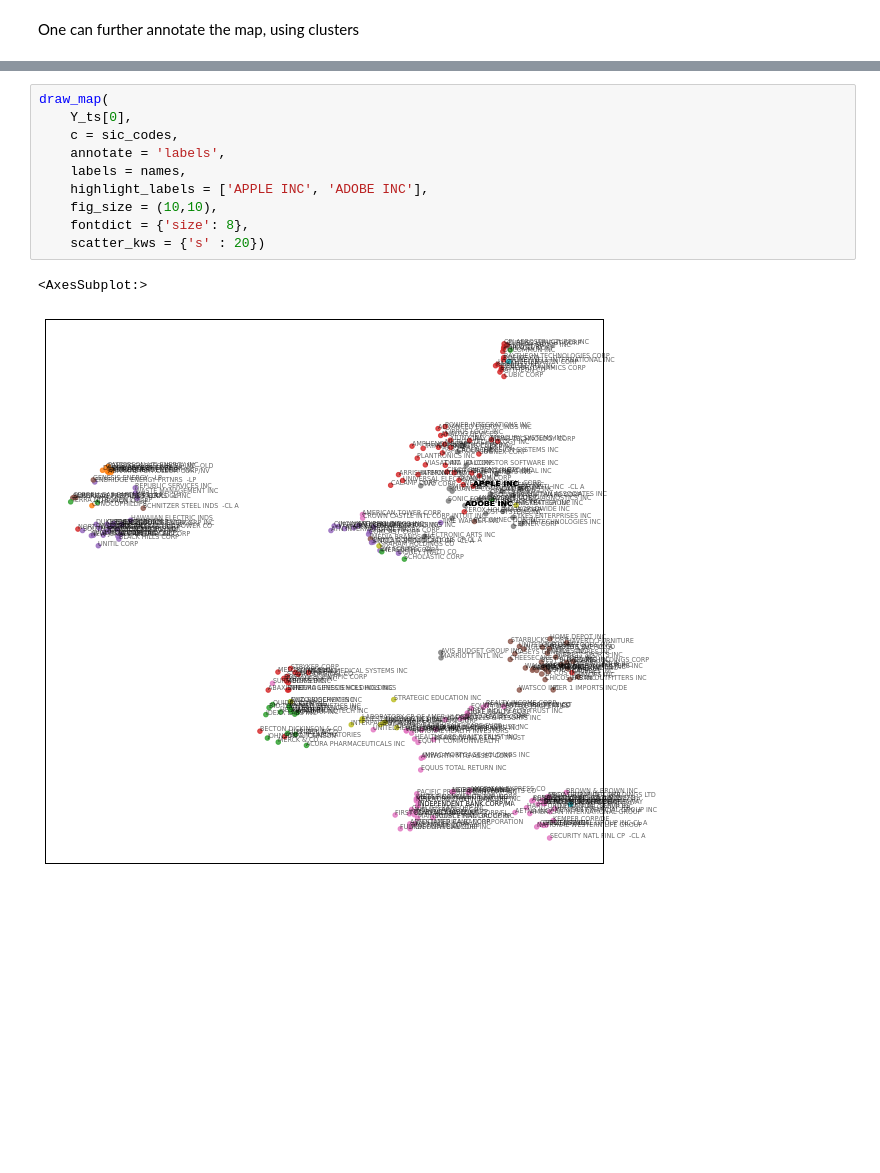
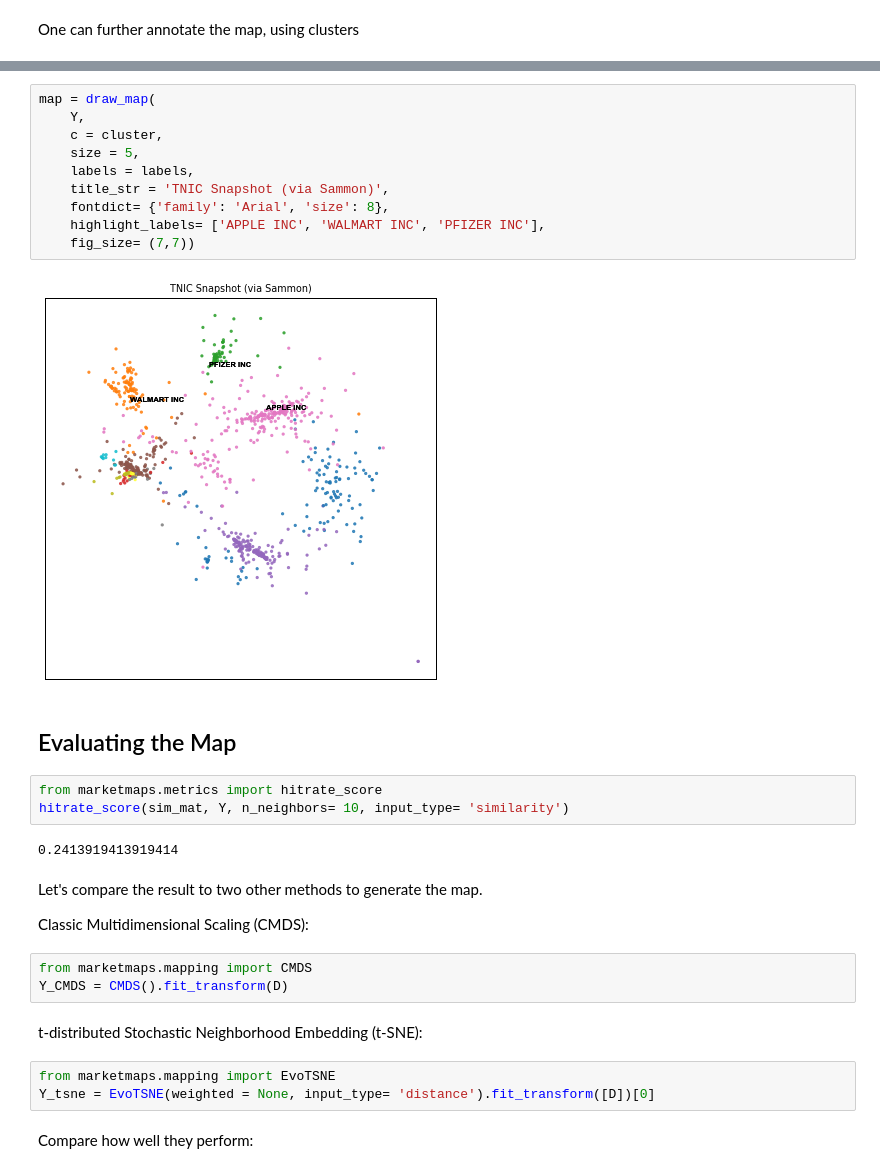
Before and after one commit to mpmatthe/evomap, a Jupyter notebook: docs/static mapping.ipynb, the cells around one changed output, grey strips where cells are left out. Saved outputs shown, nothing was run; the diff lists cells and outputs as text; blank space fills up the shorter version.

```diff
--- a/docs/static mapping.ipynb
+++ b/docs/static mapping.ipynb
@@ -234,13 +126,34 @@ or labels. Note that one can also use additional keyword arguments to adjust the
-# %%
-draw_map(
-    Y_ts[0],
-    c = sic_codes,
-    annotate = 'labels',
-    labels = names,
-    highlight_labels = ['APPLE INC', 'ADOBE INC'],
-    fig_size = (10,10),
-    fontdict = {'size': 8},
-    scatter_kws = {'s' : 20})
-# %% [output]
-<AxesSubplot:>
-[figure, removed]
+# %%
+map = draw_map(
+    Y,
+    c = cluster,
+    size = 5,
+    labels = labels,
+    title_str = 'TNIC Snapshot (via Sammon)',
+    fontdict= {'family': 'Arial', 'size': 8},
+    highlight_labels= ['APPLE INC', 'WALMART INC', 'PFIZER INC'],
+    fig_size= (7,7))
+# %% [output]
+[figure, added]
+# %% [markdown]
+<a id = 'section_4'></a>
+## Evaluating the Map
+# %%
+from marketmaps.metrics import hitrate_score
+hitrate_score(sim_mat, Y, n_neighbors= 10, input_type= 'similarity')
+# %% [output]
+0.2413919413919414
+# %% [markdown]
+Let's compare the result to two other methods to generate the map.
+
+Classic Multidimensional Scaling (CMDS):
+# %%
+from marketmaps.mapping import CMDS
+Y_CMDS = CMDS().fit_transform(D)
+# %% [markdown]
+t-distributed Stochastic Neighborhood Embedding (t-SNE):
+# %%
+from marketmaps.mapping import EvoTSNE
+Y_tsne = EvoTSNE(weighted = None, input_type= 'distance').fit_transform([D])[0]
+# %% [markdown]
+Compare how well they perform:
```
Also changed, not shown: parts of 35 cells of this notebook.
